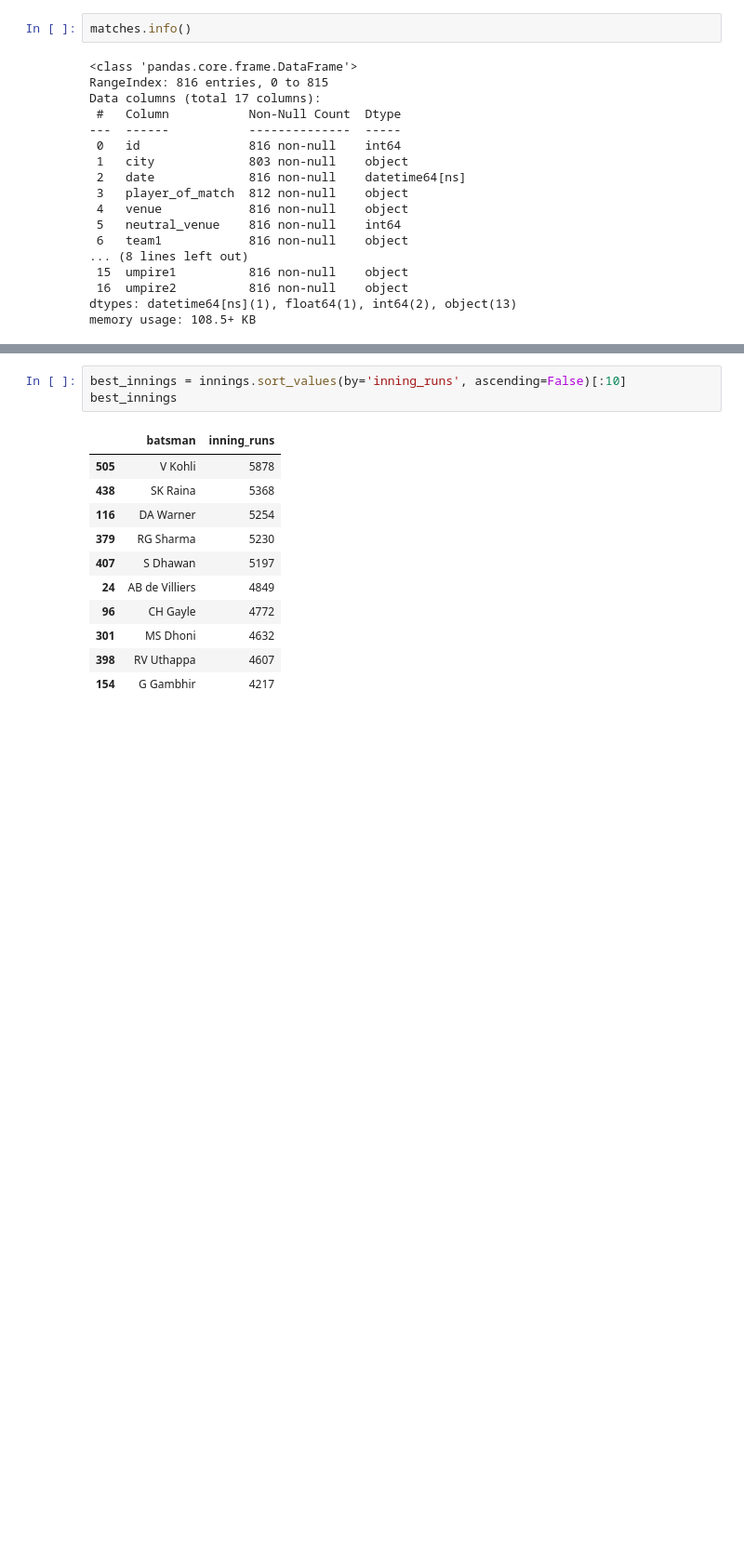
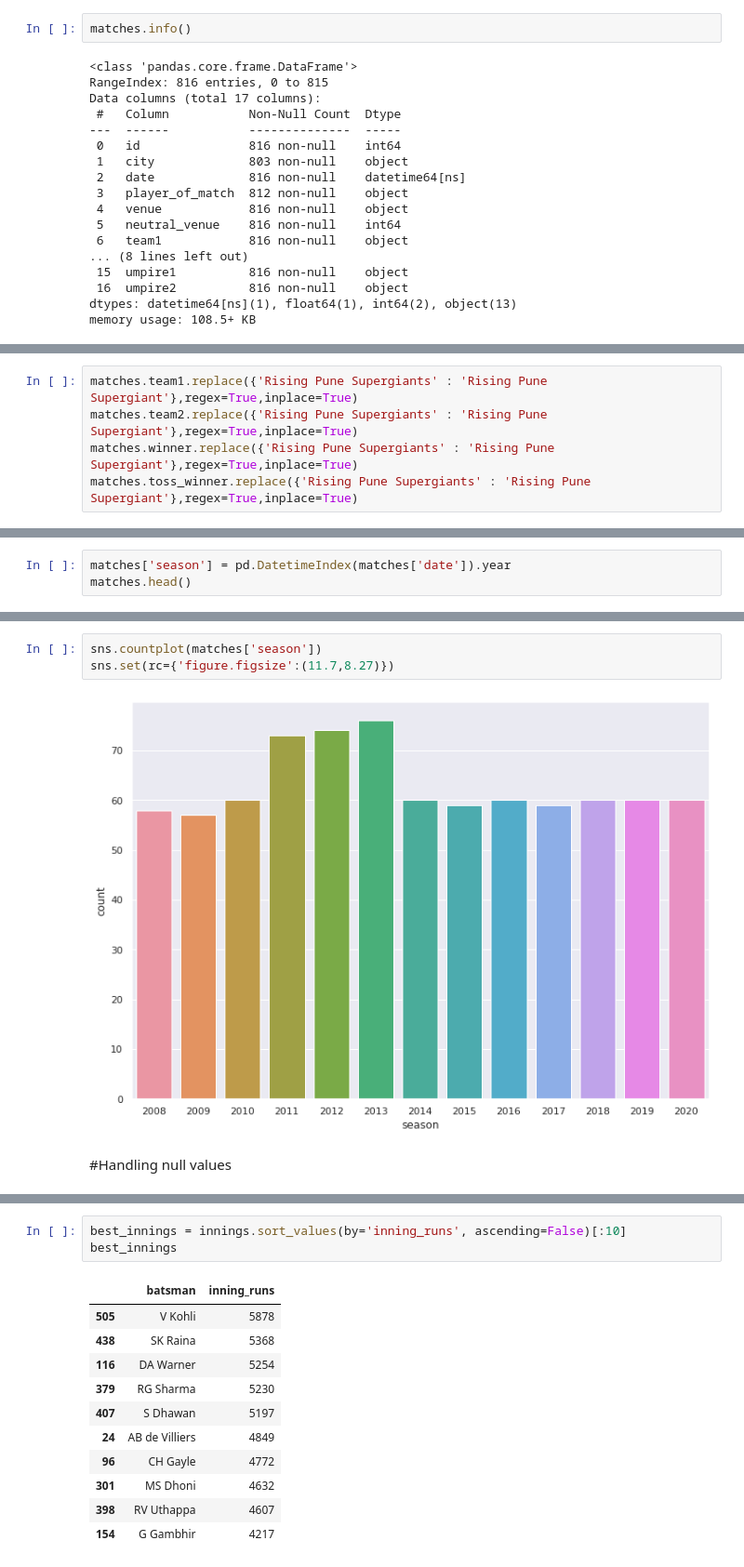
Before and after one commit to Nymisha-ruby/Experiments, a Jupyter notebook: ipl.ipynb, the cells around one changed output, grey strips where cells are left out. Shown: that part at 93% size. Saved outputs shown, nothing was run; the diff lists cells and outputs as text; blank space fills up the shorter version.

```diff
--- a/ipl.ipynb
+++ b/ipl.ipynb
@@ -161,0 +215,5 @@ dtype: int64
+# %%
+matches.team1.replace({'Rising Pune Supergiants' : 'Rising Pune Supergiant'},regex=True,inplace=True)
+matches.team2.replace({'Rising Pune Supergiants' : 'Rising Pune Supergiant'},regex=True,inplace=True)
+matches.winner.replace({'Rising Pune Supergiants' : 'Rising Pune Supergiant'},regex=True,inplace=True)
+matches.toss_winner.replace({'Rising Pune Supergiants' : 'Rising Pune Supergiant'},regex=True,inplace=True)
@@ -161,0 +243,3 @@ dtype: int64
+# %%
+matches['season'] = pd.DatetimeIndex(matches['date']).year
+matches.head()
@@ -161,0 +271,7 @@ dtype: int64
+# %%
+sns.countplot(matches['season'])
+sns.set(rc={'figure.figsize':(11.7,8.27)})
+# %% [output]
+[figure, added]
+# %% [markdown]
+#Handling null values
```
Also changed, not shown: parts of 80 cells of this notebook.
